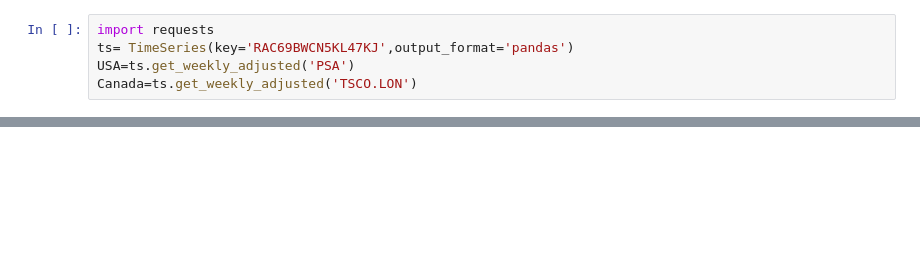
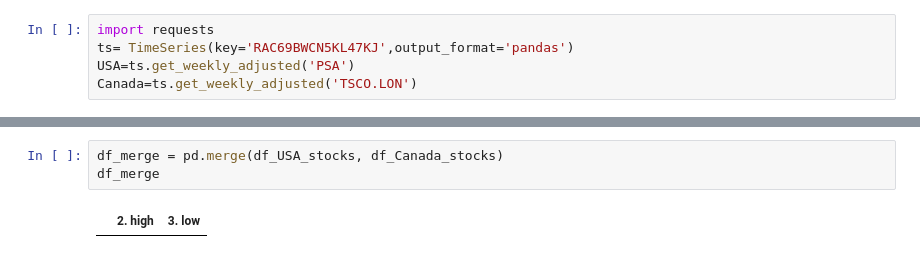
Before and after one commit to AIDA-Saskatchewan-polytechnic/Group-3-Final-Project, a Jupyter notebook: Project_Submit.ipynb, the cells around one changed output, grey strips where cells are left out. Drawn from its saved outputs; the diff is of its cells as text; blank space fills up the shorter version.

```diff
--- a/Project_Submit.ipynb
+++ b/Project_Submit.ipynb
@@ -58,3 +174,8 @@ df_Canada_stocks
+# %%
+df_merge = pd.merge(df_USA_stocks, df_Canada_stocks)
+df_merge
+# %% [output]
+|  | 2. high | 3. low |
 # %%
 plt.plot(df_Canada_stocks['2. high'])
 plt.plot(df_Canada_stocks['3. low'])
```
Also changed, not shown: parts of 14 cells of this notebook.
